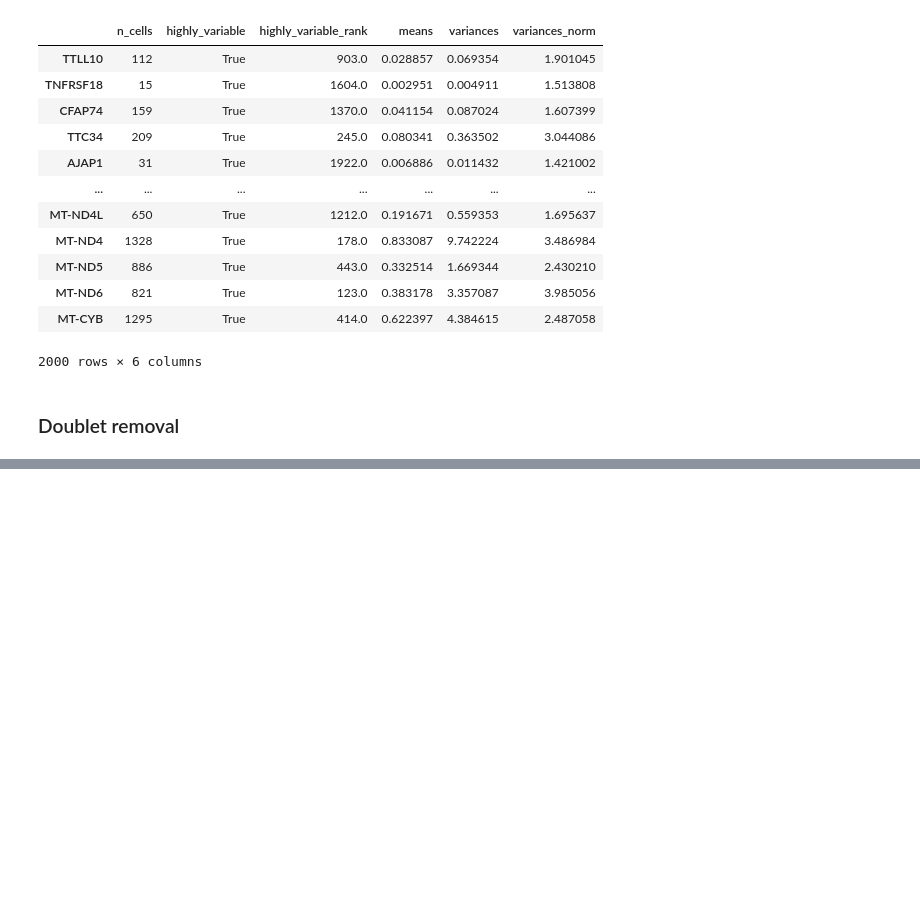
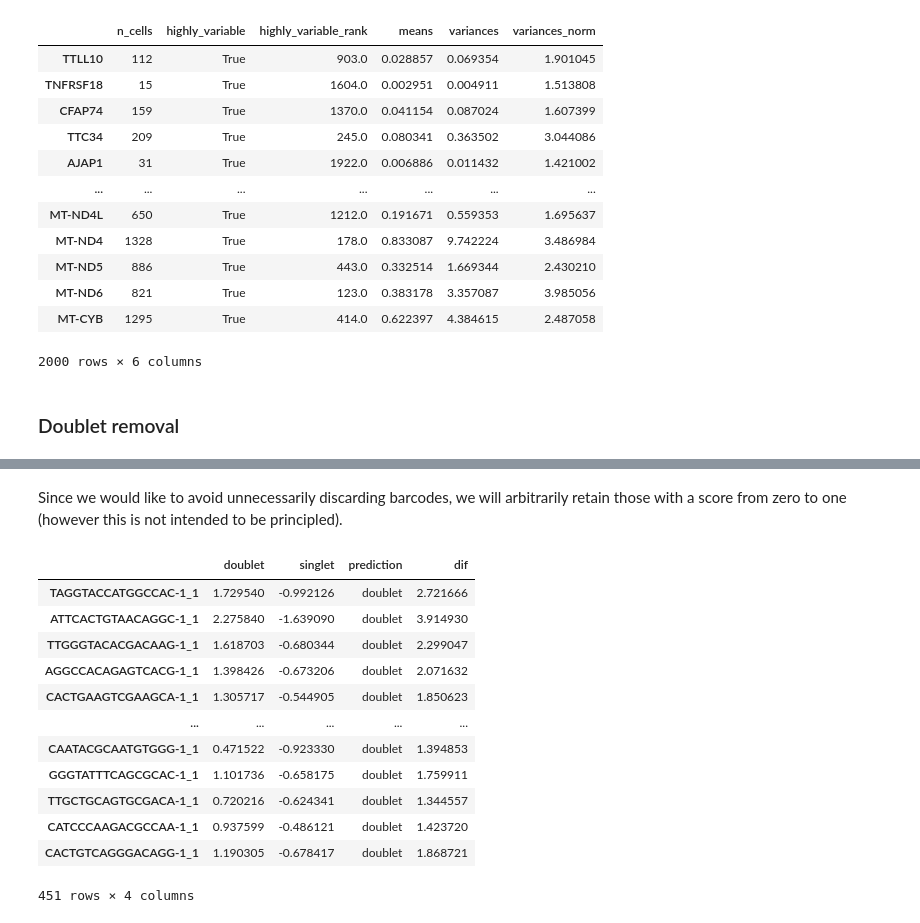
Before and after one commit to cameronraysmith/sc, a Jupyter notebook: source/02-analysis-review.ipynb, the cells around one changed output, grey strips where cells are left out. Saved outputs shown, nothing was run; the diff lists cells and outputs as text; code cells hidden in the pictures; blank space fills up the shorter version.

```diff
--- a/source/02-analysis-review.ipynb
+++ b/source/02-analysis-review.ipynb
@@ -327,0 +477,19 @@ adata.var
+# %% [markdown]
+Since we would like to avoid unnecessarily discarding barcodes, we will arbitrarily retain those with a score from zero to one (however this is not intended to be principled).
+# %%
+doublets = df[(df.prediction == 'doublet') & (df.dif > 1)]
+doublets
+# %% [output]
+|  | doublet | singlet | prediction | dif |
+| TAGGTACCATGGCCAC-1_1 | 1.729540 | -0.992126 | doublet | 2.721666 |
+| ATTCACTGTAACAGGC-1_1 | 2.275840 | -1.639090 | doublet | 3.914930 |
+| TTGGGTACACGACAAG-1_1 | 1.618703 | -0.680344 | doublet | 2.299047 |
+| AGGCCACAGAGTCACG-1_1 | 1.398426 | -0.673206 | doublet | 2.071632 |
+| CACTGAAGTCGAAGCA-1_1 | 1.305717 | -0.544905 | doublet | 1.850623 |
+| ... | ... | ... | ... | ... |
+| CAATACGCAATGTGGG-1_1 | 0.471522 | -0.923330 | doublet | 1.394853 |
+| GGGTATTTCAGCGCAC-1_1 | 1.101736 | -0.658175 | doublet | 1.759911 |
+| TTGCTGCAGTGCGACA-1_1 | 0.720216 | -0.624341 | doublet | 1.344557 |
+| CATCCCAAGACGCCAA-1_1 | 0.937599 | -0.486121 | doublet | 1.423720 |
+| CACTGTCAGGGACAGG-1_1 | 1.190305 | -0.678417 | doublet | 1.868721 |
+451 rows × 4 columns
```
Also changed, not shown: parts of 45 cells of this notebook, 2 other files.
